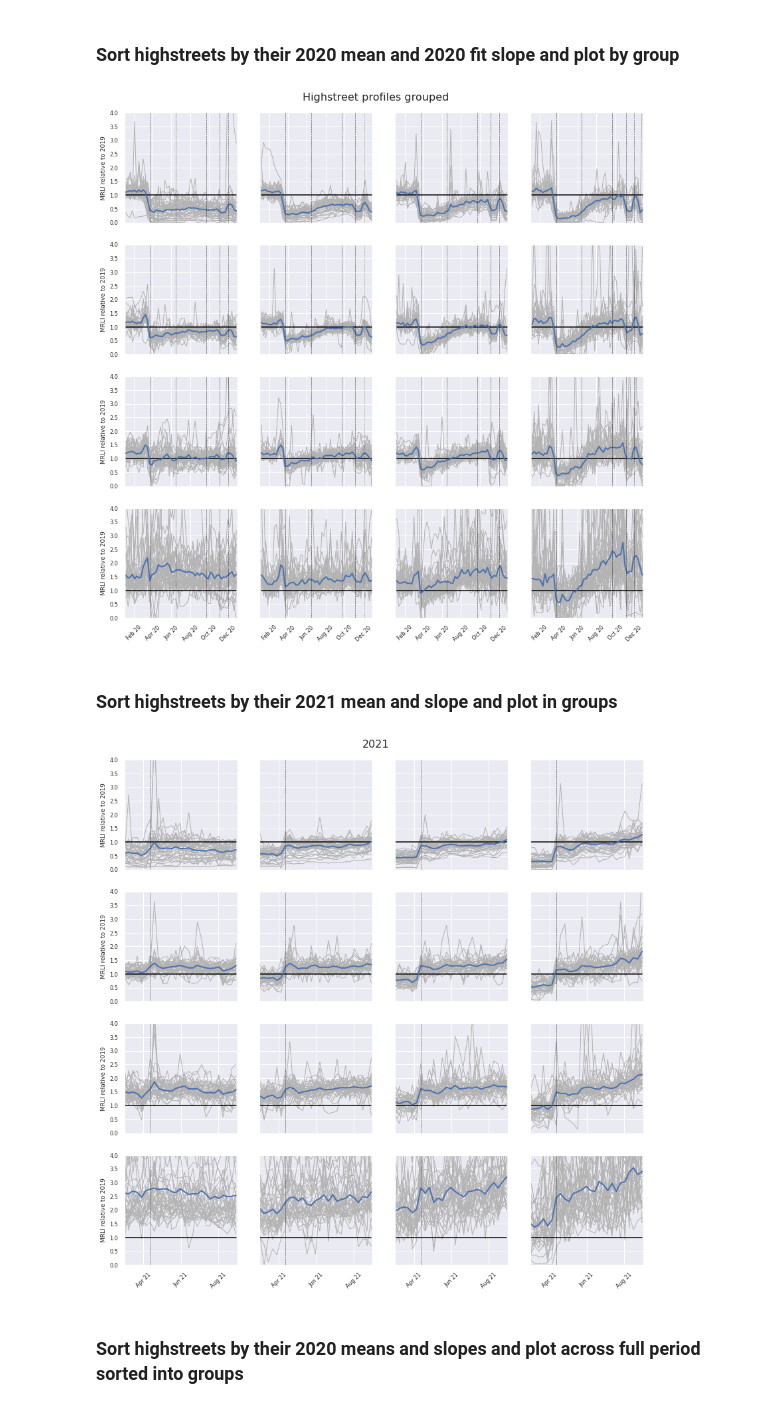
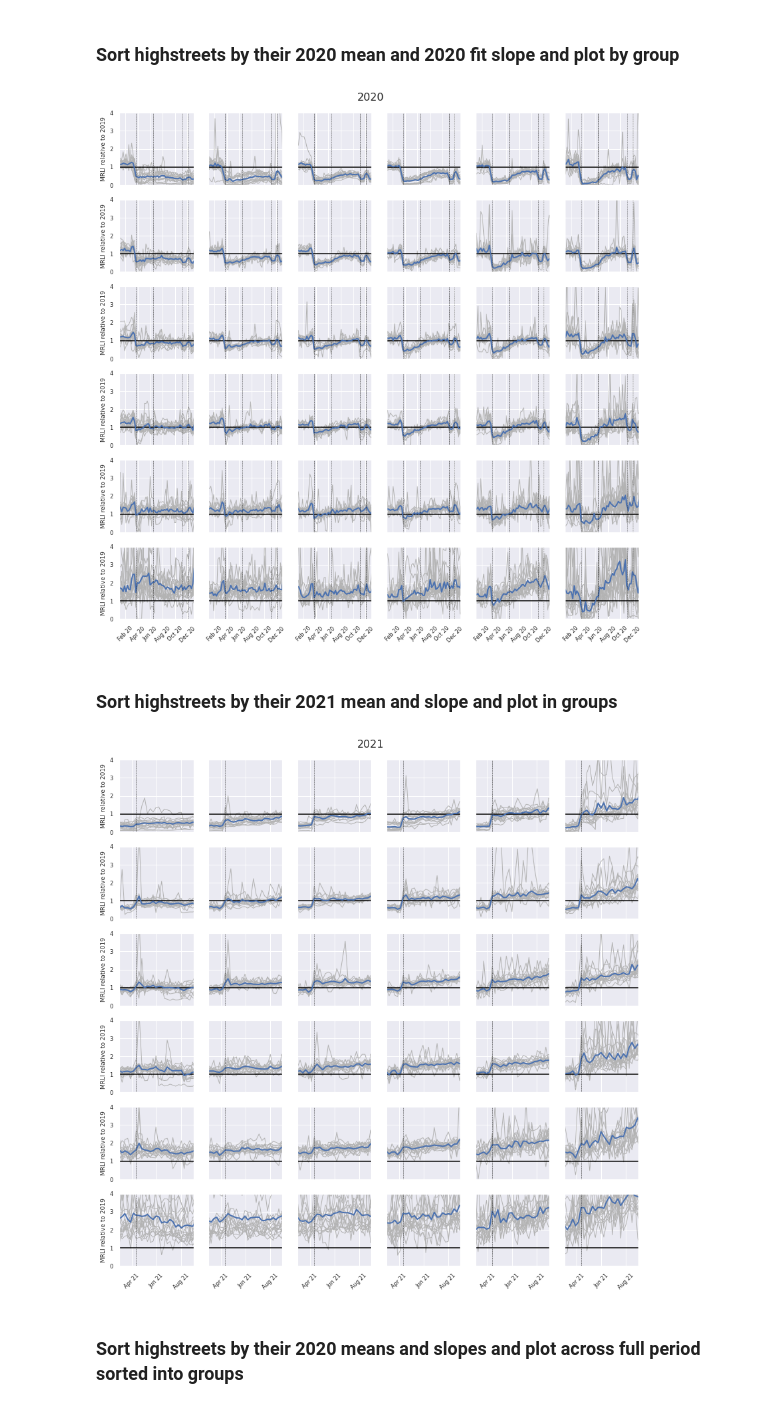
Before and after one commit to Greater-London-Authority/highstreets, a Jupyter notebook: highstreets/notebooks/exploratory/0.3-cd-hs_regressions.ipynb, the cells around one changed output. Saved outputs shown, nothing was run; the diff lists cells and outputs as text; code cells hidden in the pictures.

```diff
--- a/highstreets/notebooks/exploratory/0.3-cd-hs_regressions.ipynb
+++ b/highstreets/notebooks/exploratory/0.3-cd-hs_regressions.ipynb
@@ -119,30 +131,17 @@ vhsd.plot_all_profiles_full(
 # %% [markdown]
 ### Sort highstreets by their 2020 mean and 2020 fit slope and plot by group
 # %%
-nb_dates = pd.to_datetime(
-    [
-        "2020-03-24",
-        "2020-06-15",
-        "2020-09-22",
-        "2020-11-05",
-        "2020-12-02",
-        "2021-01-05",
-        "2021-04-12",
-    ]
-)
-
 # columns by which we will sort the highstreets
 # (for example,
 # slope of the best fit line to 2020 recovery and the mean 2020)
 sort_cols = (
-    data_2020_full.loc["2020-03-14":"2020-11-01", :].mean().to_numpy(),
+    data_2020_full.loc[nb_dates[0] : nb_dates[3], :].mean().to_numpy(),
     reg_model["2020"].coef_,
 )
 
-# prepend mean and fit slopes to array for sorting and grouping:
-plot_array = np.transpose(data_2020_full.to_numpy())
-plot_tvec = data_2020_full.index
-filename = "2021-sorted-by-mean-slope.pdf"
+plot_array = np.transpose(data_full.to_numpy())
+plot_tvec = data_full.index
+filename = "2020-sorted-by-mean-slope.pdf"
 
 vhsd.plot_highstreets_grouped(
     plot_array,
@@ -151,48 +150,38 @@ vhsd.plot_highstreets_grouped(
     nb_dates,
     filename,
     xlim=("2020-01-01", "2020-12-31"),
+    figure_title="2020",
+    n_grp=6,
 )
 # %% [output]
-[figure, old version]
+[figure, new version]
 # %% [markdown]
 ### Sort highstreets by their 2021 mean and slope and plot in groups
 # %%
-nb_dates = pd.to_datetime(
-    [
-        "2020-03-24",
-        "2020-06-15",
-        "2020-09-22",
-        "2020-11-05",
-        "2020-12-02",
-        "2021-01-05",
-        "2021-04-12",
-    ]
-)
-
 # columns by which we will sort the highstreets
 # (for example, slope of the best fit line to 2020 recovery
 # and the initial hit in 2020)
 sort_cols = (
-    data_2021.loc["2021-03-14":"2021-11-01", :].mean().to_numpy(),
+    data_2021.loc["2021-03-01" : nb_dates[-1], :].mean().to_numpy(),
     reg_model["2021"].coef_,
 )
 
-# prepend mean and fit slopes to array for sorting and grouping:
-plot_array = np.transpose(data_2021.to_numpy())
-plot_tvec = data_2021.index
+plot_array = np.transpose(data_full.to_numpy())
+plot_tvec = data_full.index
 filename = "2021-sorted-by-mean-slope.pdf"
 
 vhsd.plot_highstreets_grouped(
     plot_array,
     plot_tvec,
     sort_cols,
     nb_dates,
     filename,
     xlim=("2021-03-01", "2021-09-01"),
     figure_title="2021",
+    n_grp=6,
 )
 # %% [output]
-[figure, old version]
+[figure, new version]
 # %% [markdown]
 ### Sort highstreets by their 2020 means and slopes and plot across full period sorted into groups
 # %%
```
Also changed, not shown: parts of 9 cells of this notebook, 12 other files.
